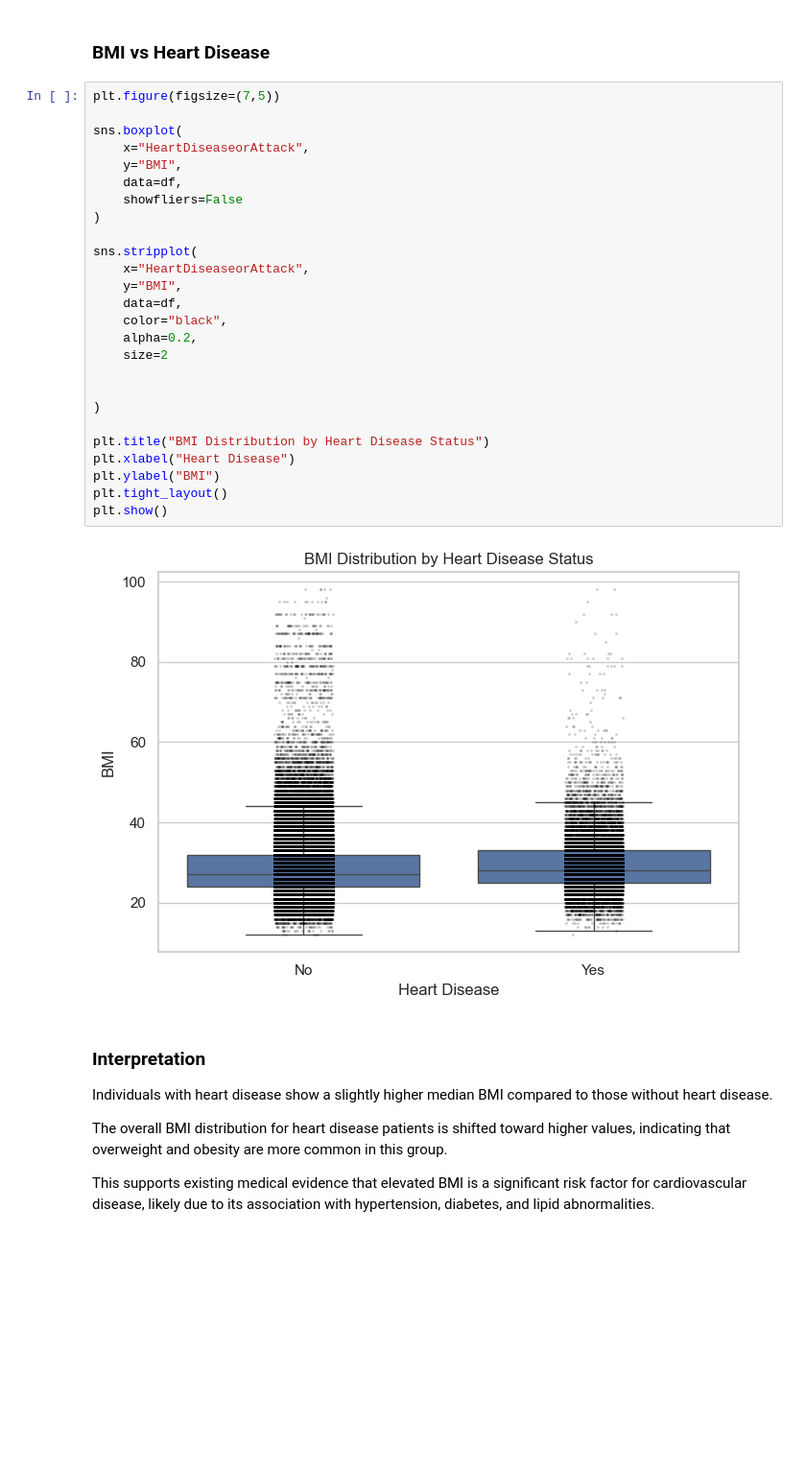
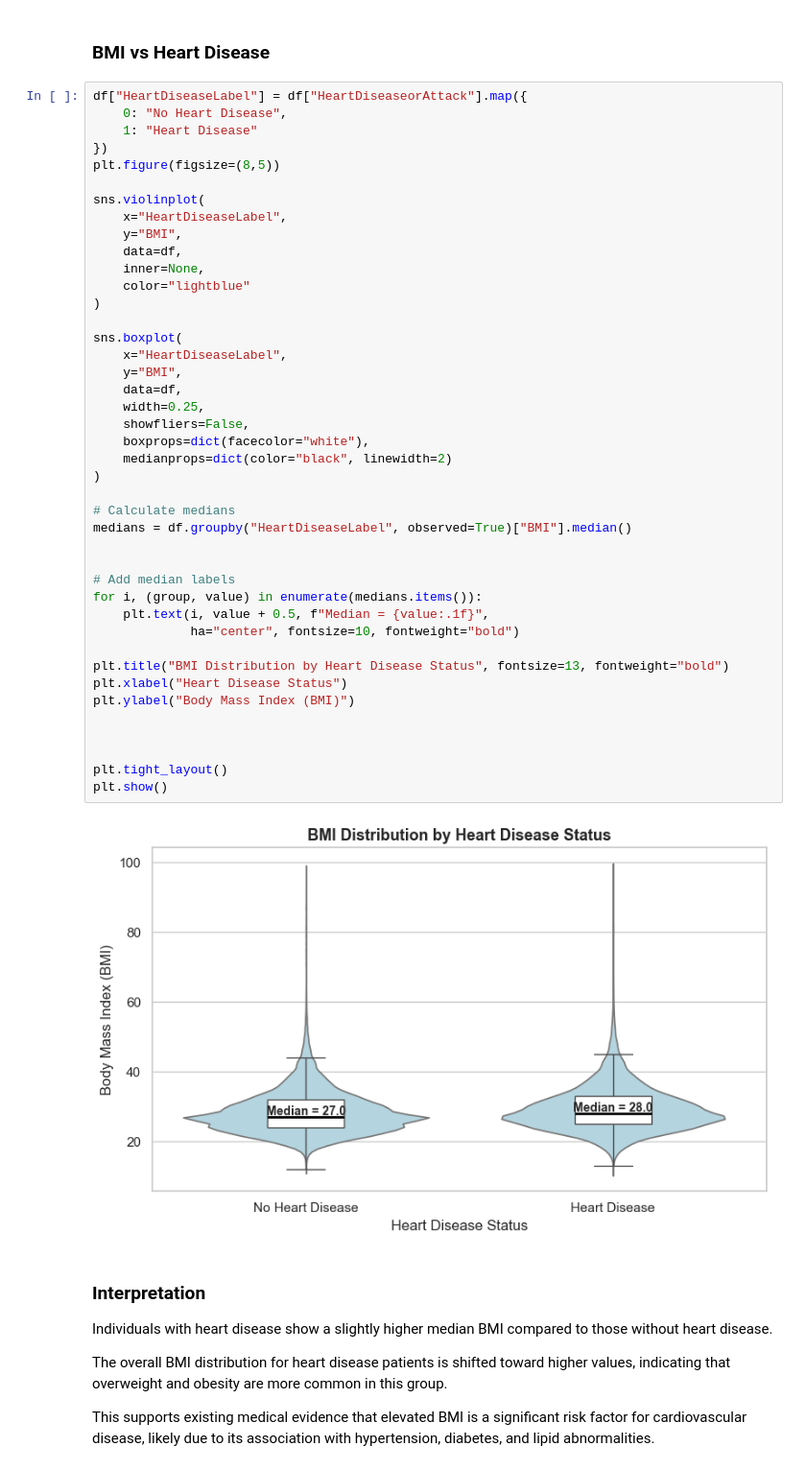
Before and after one commit to 9yearsleft/Heart_Disease_EDA_Jyoti_Prakash, a Jupyter notebook: EDA_Heart_Disease_Jyoti_Prakash_Das.ipynb, the cells around one changed output. Shown at 96% size. Saved outputs shown, nothing was run; the diff lists cells and outputs as text; blank space fills up the shorter version.

```diff
--- a/EDA_Heart_Disease_Jyoti_Prakash_Das.ipynb
+++ b/EDA_Heart_Disease_Jyoti_Prakash_Das.ipynb
@@ -873,33 +873,49 @@ plot_bivariate_percentage(
 # %% [markdown]
 ### BMI vs Heart Disease
 # %%
-plt.figure(figsize=(7,5))
+df["HeartDiseaseLabel"] = df["HeartDiseaseorAttack"].map({
+    0: "No Heart Disease",
+    1: "Heart Disease"
+})
+plt.figure(figsize=(8,5))
+
+sns.violinplot(
+    x="HeartDiseaseLabel",
+    y="BMI",
+    data=df,
+    inner=None,
+    color="lightblue"
+)
 
 sns.boxplot(
-    x="HeartDiseaseorAttack",
+    x="HeartDiseaseLabel",
     y="BMI",
     data=df,
-    showfliers=False
+    width=0.25,
+    showfliers=False,
+    boxprops=dict(facecolor="white"),
+    medianprops=dict(color="black", linewidth=2)
 )
 
-sns.stripplot(
-    x="HeartDiseaseorAttack",
-    y="BMI",
-    data=df,
-    color="black",
-    alpha=0.2,
-    size=2
+# Calculate medians
+medians = df.groupby("HeartDiseaseLabel", observed=True)["BMI"].median()
 
 
-)
+# Add median labels
+for i, (group, value) in enumerate(medians.items()):
+    plt.text(i, value + 0.5, f"Median = {value:.1f}",
+             ha="center", fontsize=10, fontweight="bold")
 
-plt.title("BMI Distribution by Heart Disease Status")
-plt.xlabel("Heart Disease")
-plt.ylabel("BMI")
+plt.title("BMI Distribution by Heart Disease Status", fontsize=13, fontweight="bold")
+plt.xlabel("Heart Disease Status")
+plt.ylabel("Body Mass Index (BMI)")
+
+
+
 plt.tight_layout()
 plt.show()
 # %% [output]
-[figure, old version]
+[figure, new version]
 # %% [markdown]
 ### Interpretation
 
```
Also changed, not shown: parts of 16 cells of this notebook.
